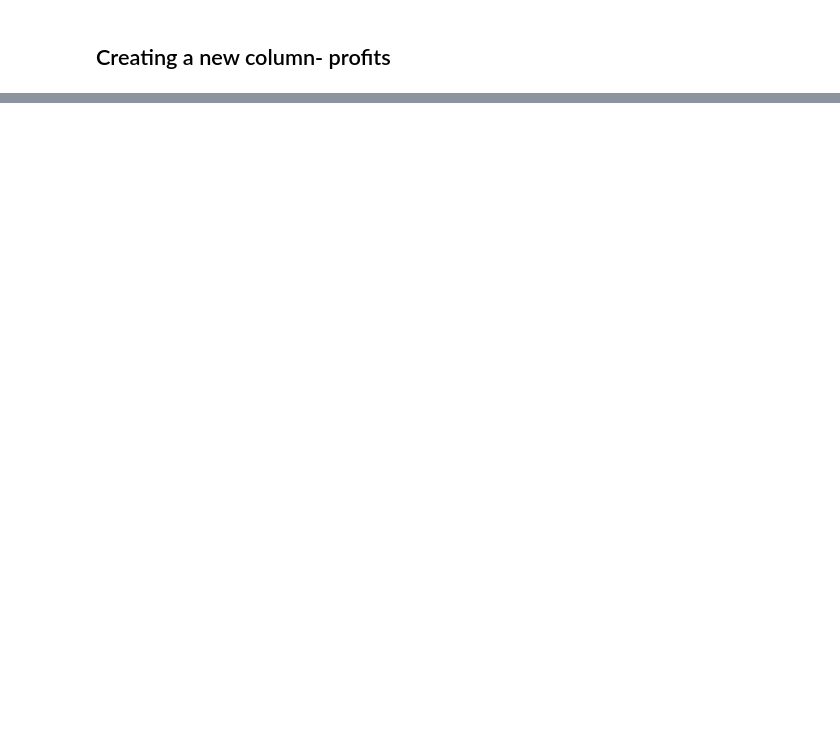
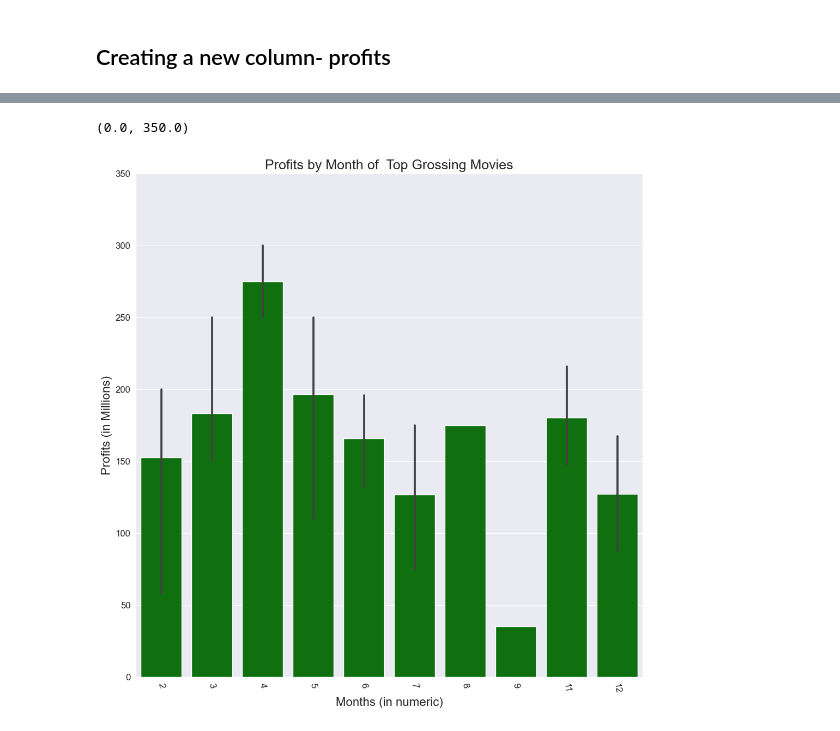
Before and after one commit to josephinemaro/dsc-phase-1-project-v2-4, a Jupyter notebook: student.ipynb, the cells around one changed output, grey strips where cells are left out. Cells and saved outputs as stored; diff of their text form; code cells hidden in the pictures; blank space fills up the shorter version.

Commit message:
fifth commit. release time analysis.

```diff
--- a/student.ipynb
+++ b/student.ipynb
@@ -636,0 +640,7 @@ See the caveats in the documentation: https://pandas.pydata.org/pandas-docs/stab
+# %%
+#Change the date format
+grossingmovies_visualisation['release_date_y'] = pd.to_datetime(grossingmovies_visualisation.release_date_y)
+#Creating separate columns for release year and month
+grossingmovies_visualisation['month'] = grossingmovies_visualisation['release_date_y'].dt.month
+grossingmovies_visualisation['year'] = grossingmovies_visualisation['release_date_y'].dt.year
+grossingmovies_visualisation.head()
@@ -636,0 +669,15 @@ See the caveats in the documentation: https://pandas.pydata.org/pandas-docs/stab
+# %%
+# A bargraph showing top grossing movies by month of release.
+sns.set_style('darkgrid')
+plt.figure(figsize=(12,12))
+sns.barplot(data=grossingmovies_visualisation, x="month", y="budget", color='green',)
+plt.title('Profits by Month of  Top Grossing Movies', fontsize=18)
+plt.xticks(fontsize=12)
+plt.yticks(fontsize=12)
+plt.xticks(rotation=-80);
+plt.xlabel('Months (in numeric)', fontsize=16)
+plt.ylabel('Profits (in Millions)', fontsize=16)
+plt.ylim(0, 350)
+# %% [output]
+(0.0, 350.0)
+[figure, added]
```
Also changed, not shown: parts of 3 cells of this notebook.
